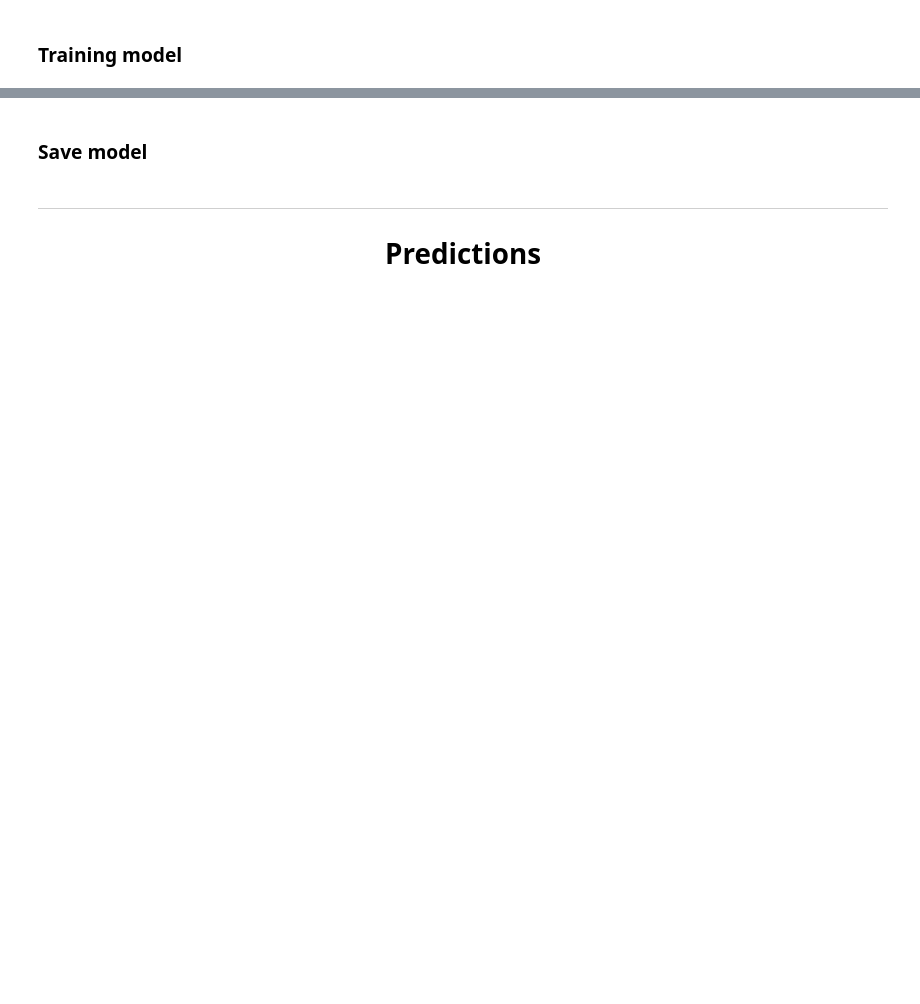
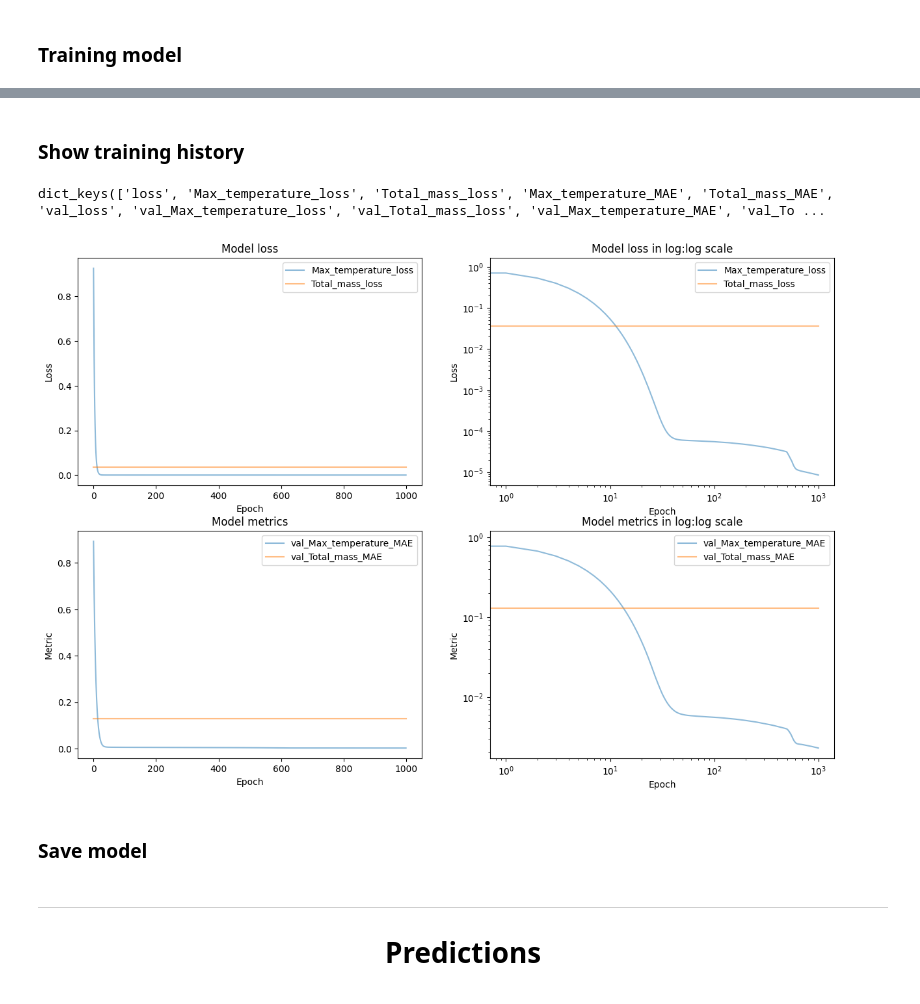
Before and after one commit to LeiRoF/M2-Internship, a Jupyter notebook: Train_Model_Sandbox.ipynb, the cells around one changed output, grey strips where cells are left out. Cells and saved outputs as stored; diff of their text form; code cells hidden in the pictures; blank space fills up the shorter version.

Commit message:
✨ Working functional model & comparison system

```diff
--- a/Train_Model_Sandbox.ipynb
+++ b/Train_Model_Sandbox.ipynb
@@ -408,20 +482,8 @@ _________________________________________________________________
 # %%
-bar = progress.Bar(epochs)
-bar(0)
-stage=0
-
-class CustomCallback(tf.keras.callbacks.Callback):
-    def on_epoch_end(self, epoch, logs=None):
-        global bar
-        bar(epoch, prefix = f"Loss: {logs['loss']:.2e}")
-
-start_time = time()
-history = model.fit(train_x, train_y, epochs=epochs, batch_size=batch_size, validation_data=(valid_x, valid_y), verbose=0, callbacks=[CustomCallback()],
-                    workers=1, use_multiprocessing=False)
-training_time = time() - start_time
+# Saving model
 
 model.save(f'{archive_path}/model0.h5')
-with open(f'{archive_path}/history', "wb") as file_pi:
+with open(f'{archive_path}/history.pickle', "wb") as file_pi:
     pickle.dump(history.history, file_pi)
 bar(epochs)
 
@@ -456,2 +495,54 @@ plt.show()
+# %% [markdown]
+### Show training history
+# %%
+# Show trining history
+
+plt.figure(figsize=(15, 10))
+plt.subplot(2, 2, 1)
+for key in history.history.keys():
+    if (not key.startswith('val_')) and (key.endswith('_loss')):
+        plt.plot(history.history[key], alpha=0.5, label=key.replace(" ", ""))
+plt.title('Model loss')
+plt.ylabel('Loss')
+plt.xlabel('Epoch')
+plt.legend()
+
+plt.subplot(2, 2, 2)
+for key in history.history.keys():
+    if (not key.startswith('val_')) and (key.endswith('_loss')):
+        plt.plot(history.history[key], alpha=0.5, label=key.replace(" ", ""))
+plt.title('Model loss in log:log scale')
+plt.ylabel('Loss')
+plt.xlabel('Epoch')
+plt.legend()
+plt.xscale('log')
+plt.yscale('log')
+
+print(history.history.keys())
+
+plt.subplot(2, 2, 3)
+for key in history.history.keys():
+    if (key.startswith('val_')) and (not key.endswith('_loss')):
+        plt.plot(history.history[key], alpha=0.5, label=key.replace(" ", ""))
+plt.title('Model metrics')
+plt.ylabel('Metric')
+plt.xlabel('Epoch')
+plt.legend()
+
+plt.subplot(2, 2, 4)
+for key in history.history.keys():
+    if (key.startswith('val_')) and (not key.endswith('_loss')):
+        plt.plot(history.history[key], alpha=0.5, label=key.replace(" ", ""))
+plt.title('Model metrics in log:log scale')
+plt.ylabel('Metric')
+plt.xlabel('Epoch')
+plt.legend()
+plt.xscale('log')
+plt.yscale('log')
+
+plt.show()
+# %% [output]
+dict_keys(['loss', 'Max_temperature_loss', 'Total_mass_loss', 'Max_temperature_MAE', 'Total_mass_MAE', 'val_loss', 'val_Max_temperature_loss', 'val_Total_mass_loss', 'val_Max_temperature_MAE', 'val_To ...
+[figure, added]
 # %% [markdown]
 ### Save model
```
Also changed, not shown: parts of 24 cells of this notebook, 10 other files.
